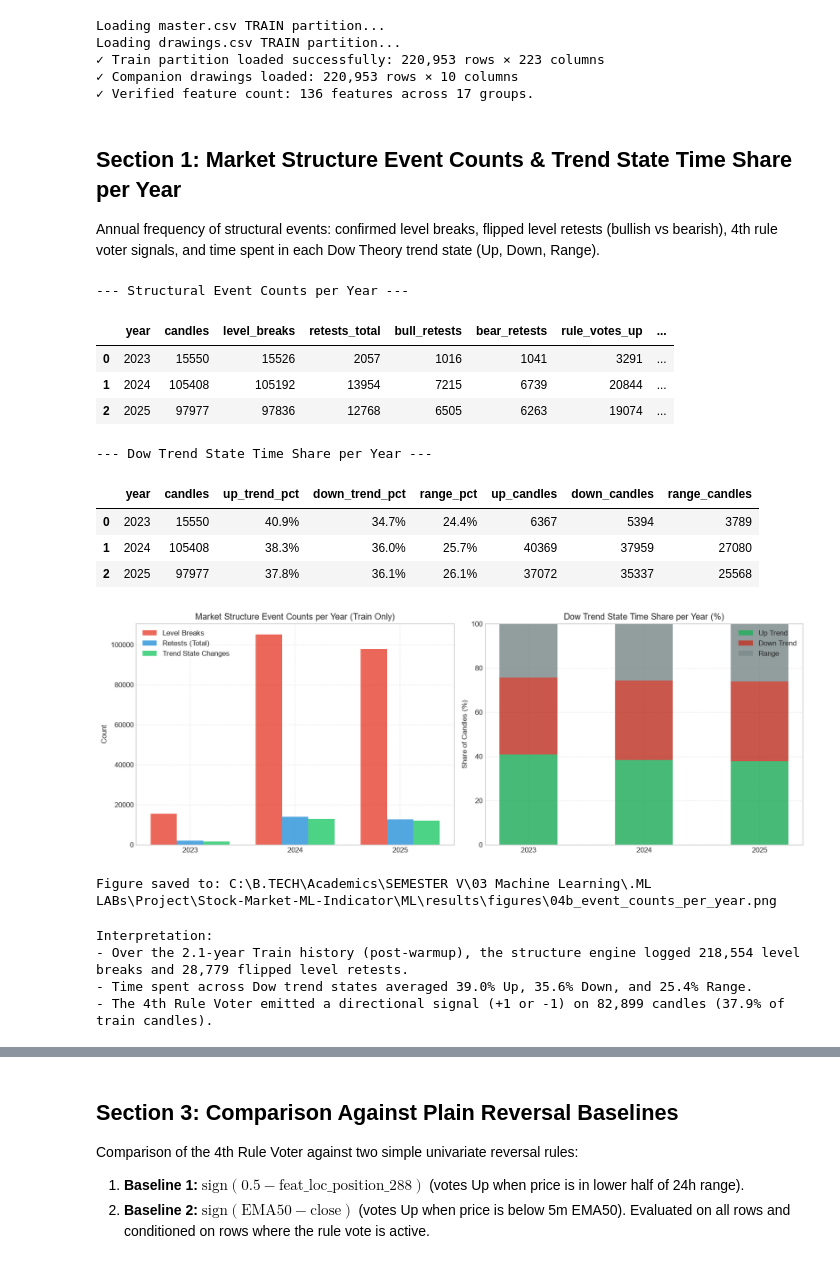
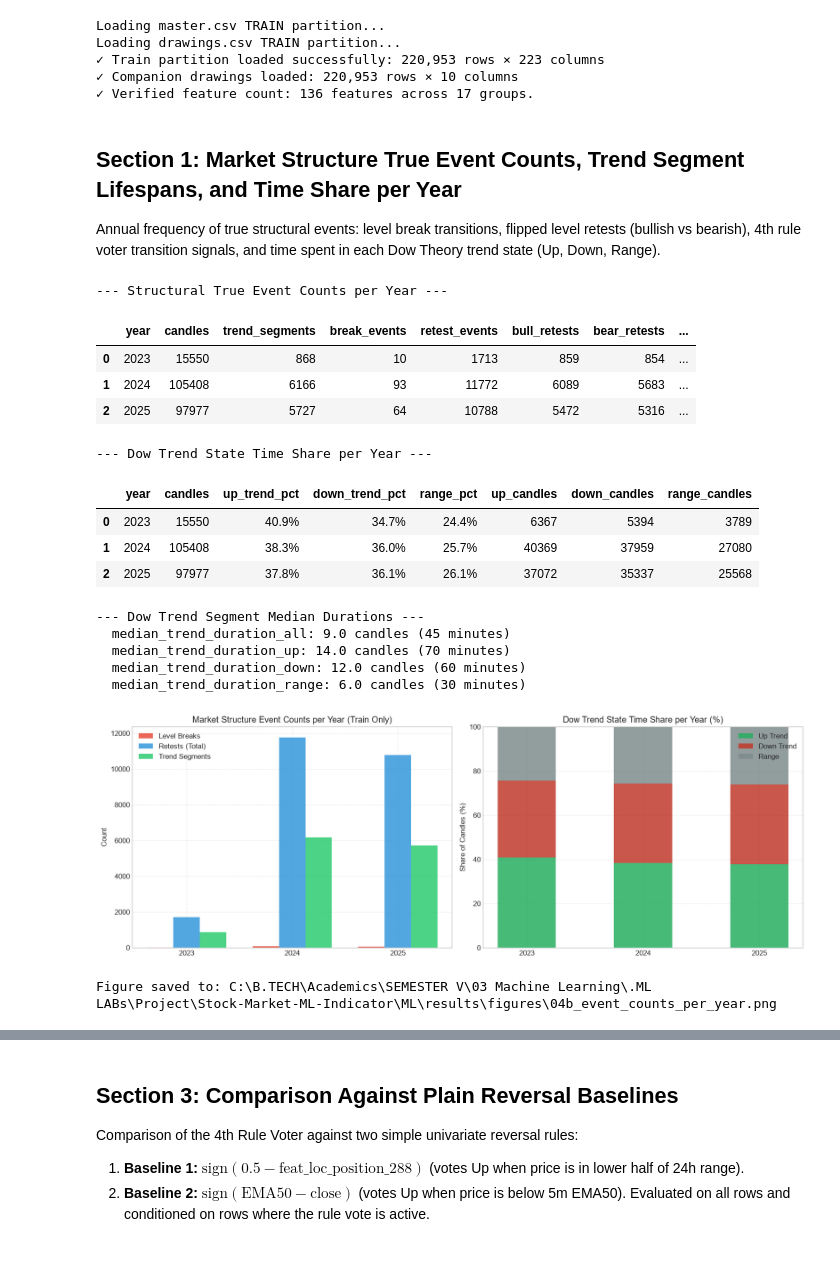
Before and after one commit to DSK-champ/Stock-Market-ML-Indicator, a Jupyter notebook: ML/notebooks/04b_Structure_Engine.ipynb, the cells around one changed output, grey strips where cells are left out. Cells and saved outputs as stored; diff of their text form; code cells hidden in the pictures.

```diff
--- a/ML/notebooks/04b_Structure_Engine.ipynb
+++ b/ML/notebooks/04b_Structure_Engine.ipynb
@@ -67,49 +68,40 @@ Loading drawings.csv TRAIN partition...
 ✓ Companion drawings loaded: 220,953 rows × 10 columns
 ✓ Verified feature count: 136 features across 17 groups.
 # %% [markdown]
-## Section 1: Market Structure Event Counts & Trend State Time Share per Year
-Annual frequency of structural events: confirmed level breaks, flipped level retests (bullish vs bearish), 4th rule voter signals, and time spent in each Dow Theory trend state (Up, Down, Range).
+## Section 1: Market Structure True Event Counts, Trend Segment Lifespans, and Time Share per Year
+Annual frequency of true structural events: level break transitions, flipped level retests (bullish vs bearish), 4th rule voter transition signals, and time spent in each Dow Theory trend state (Up, Down, Range).
 # %%
-# Compute event counts and trend time share per year
-df_events, df_trend_time = compute_structure_event_counts(df_train, df_drawings)
+# Compute event counts, trend durations, and time share per year
+df_events, df_trend_time, durations = compute_structure_event_counts(df_train, df_drawings)
 
-print("--- Structural Event Counts per Year ---")
+print("--- Structural True Event Counts per Year ---")
 display(df_events)
 
 print("\n--- Dow Trend State Time Share per Year ---")
 display(df_trend_time)
 
+print("\n--- Dow Trend Segment Median Durations ---")
+for k, v in durations.items():
+    print(f"  {k}: {v:.1f} candles ({v*5:.0f} minutes)")
+
 fig, out_p = plot_04b_event_counts(df_events, df_trend_time)
 plt.show()
 print(f"Figure saved to: {out_p}")
 # %% [output]
---- Structural Event Counts per Year ---
+--- Structural True Event Counts per Year ---
-|  | year | candles | level_breaks | retests_total | bull_retests | bear_retests | rule_votes_up | ... |
-| 0 | 2023 | 15550 | 15526 | 2057 | 1016 | 1041 | 3291 | ... |
-| 1 | 2024 | 105408 | 105192 | 13954 | 7215 | 6739 | 20844 | ... |
-| 2 | 2025 | 97977 | 97836 | 12768 | 6505 | 6263 | 19074 | ... |
+|  | year | candles | trend_segments | break_events | retest_events | bull_retests | bear_retests | ... |
+| 0 | 2023 | 15550 | 868 | 10 | 1713 | 859 | 854 | ... |
+| 1 | 2024 | 105408 | 6166 | 93 | 11772 | 6089 | 5683 | ... |
+| 2 | 2025 | 97977 | 5727 | 64 | 10788 | 5472 | 5316 | ... |
 --- Dow Trend State Time Share per Year ---
 |  | year | candles | up_trend_pct | down_trend_pct | range_pct | up_candles | down_candles | range_candles |
 | 0 | 2023 | 15550 | 40.9% | 34.7% | 24.4% | 6367 | 5394 | 3789 |
 | 1 | 2024 | 105408 | 38.3% | 36.0% | 25.7% | 40369 | 37959 | 27080 |
 | 2 | 2025 | 97977 | 37.8% | 36.1% | 26.1% | 37072 | 35337 | 25568 |
+--- Dow Trend Segment Median Durations ---
+  median_trend_duration_all: 9.0 candles (45 minutes)
+  median_trend_duration_up: 14.0 candles (70 minutes)
+  median_trend_duration_down: 12.0 candles (60 minutes)
+  median_trend_duration_range: 6.0 candles (30 minutes)
-[figure, old version]
+[figure, new version]
-Figure saved to: C:\B.TECH\Academics\SEMESTER V\03 Machine Learning\.ML LABs\Project\Stock-Market-ML-Indicator\ML\results\figures\04b_event_counts_per_year.png
+Figure saved to: C:\B.TECH\Academics\SEMESTER V\03 Machine Learning\.ML LABs\Project\Stock-Market-ML-Indicator\ML\results\figures\04b_event_counts_per_year.png
-# %%
-# Computed Interpretation of Annual Event Frequencies
-total_breaks = int(df_events["level_breaks"].sum())
-total_retests = int(df_events["retests_total"].sum())
-total_votes = int(df_events["rule_votes_up"].sum() + df_events["rule_votes_down"].sum())
-mean_up_time = float(np.mean([float(v.rstrip("%")) for v in df_trend_time["up_trend_pct"]]))
-mean_down_time = float(np.mean([float(v.rstrip("%")) for v in df_trend_time["down_trend_pct"]]))
-mean_range_time = float(np.mean([float(v.rstrip("%")) for v in df_trend_time["range_pct"]]))
-
-print(f"Interpretation:")
-print(f"- Over the 2.1-year Train history (post-warmup), the structure engine logged {total_breaks:,} level breaks and {total_retests:,} flipped level retests.")
-print(f"- Time spent across Dow trend states averaged {mean_up_time:.1f}% Up, {mean_down_time:.1f}% Down, and {mean_range_time:.1f}% Range.")
-print(f"- The 4th Rule Voter emitted a directional signal (+1 or -1) on {total_votes:,} candles ({total_votes/len(df_train.iloc[LOOKBACK_CANDLES:])*100:.1f}% of train candles).")
-# %% [output]
-Interpretation:
-- Over the 2.1-year Train history (post-warmup), the structure engine logged 218,554 level breaks and 28,779 flipped level retests.
-- Time spent across Dow trend states averaged 39.0% Up, 35.6% Down, and 25.4% Range.
-- The 4th Rule Voter emitted a directional signal (+1 or -1) on 82,899 candles (37.9% of train candles).
```
Also changed, not shown: parts of 20 cells of this notebook, 15 other files.
